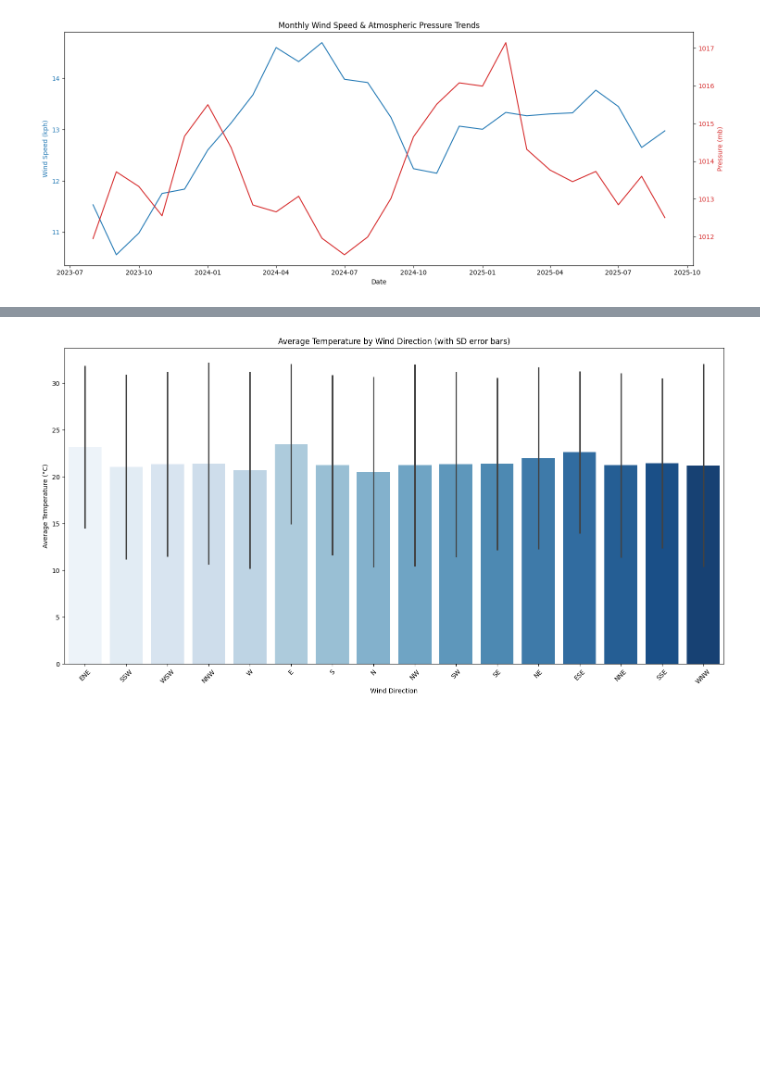
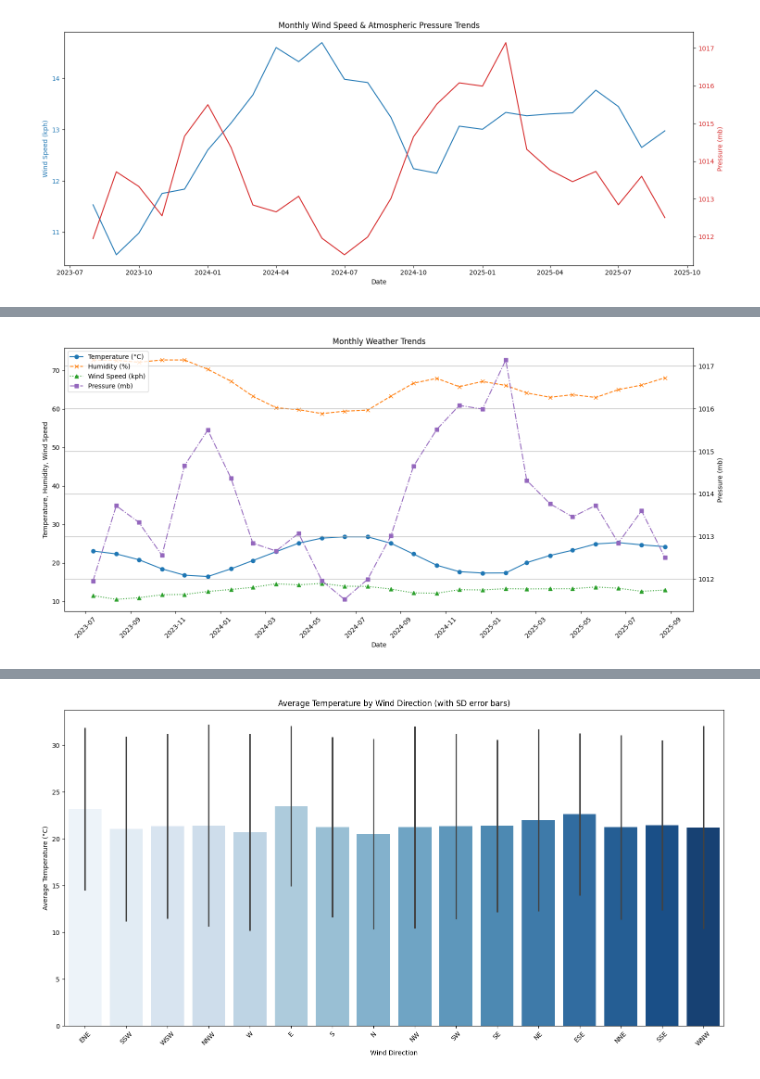
Before and after one commit to AdinathD/DV-Climatescope-AdinathDudlewar, a Jupyter notebook: Climatescope.ipynb, the cells around one changed output, grey strips where cells are left out. Saved outputs shown, nothing was run; the diff lists cells and outputs as text; code cells hidden in the pictures; blank space fills up the shorter version.

```diff
--- a/Climatescope.ipynb
+++ b/Climatescope.ipynb
@@ -663,3 +636,63 @@ plt.show()
+# %%
+# -------------------------------
+# Visualization of monthly weather trends
+# -------------------------------
+import pandas as pd
+import matplotlib.pyplot as plt
+import matplotlib.dates as mdates
+
+# --- 1. Data Preparation ---
+
+# FIX #1: Use the correct local filename to avoid the FileNotFoundError
+df = pd.read_csv('GlobalWeatherRepository.csv')
+
+# Convert 'last_updated' column to datetime objects
+df['last_updated'] = pd.to_datetime(df['last_updated'])
+df.set_index('last_updated', inplace=True)
+
+# Resample the data to get the average for each month
+columns_to_plot = ['temperature_celsius', 'humidity', 'wind_kph', 'pressure_mb']
+monthly_avg_df = df[columns_to_plot].resample('MS').mean()
+
+
+# ---  Correct Visualization ---
+
+# Create the plot and the primary y-axis
+fig, ax1 = plt.subplots(figsize=(15, 7))
+
+# FIX #2: Plot directly against the index to avoid the KeyError
+ax1.plot(monthly_avg_df.index, monthly_avg_df['temperature_celsius'], label="Temperature (°C)", marker='o', linestyle='-')
+ax1.plot(monthly_avg_df.index, monthly_avg_df['humidity'], label="Humidity (%)", marker='x', linestyle='--')
+ax1.plot(monthly_avg_df.index, monthly_avg_df['wind_kph'], label="Wind Speed (kph)", marker='^', linestyle=':')
+
+# Set labels for the primary axis
+ax1.set_xlabel("Date")
+ax1.set_ylabel("Temperature, Humidity, Wind Speed")
+ax1.tick_params(axis='x', rotation=45)
+
+# --- Add a Secondary Y-axis for Pressure ---
+# This makes the chart readable by putting the high-value pressure data on its own scale
+ax2 = ax1.twinx()
+ax2.plot(monthly_avg_df.index, monthly_avg_df['pressure_mb'], label="Pressure (mb)", marker='s', linestyle='-.', color='tab:purple')
+ax2.set_ylabel("Pressure (mb)")
+
+# --- Final Formatting ---
+plt.title("Monthly Weather Trends")
+
+# Combine legends from both axes into a single box
+lines, labels = ax1.get_legend_handles_labels()
+lines2, labels2 = ax2.get_legend_handles_labels()
+ax2.legend(lines + lines2, labels + labels2, loc='upper left')
+
+# Format the x-axis to be clean
+ax1.xaxis.set_major_formatter(mdates.DateFormatter('%Y-%m'))
+ax1.xaxis.set_major_locator(plt.MaxNLocator(15))
+
+plt.grid(True)
+fig.tight_layout()
+plt.show()
+# %% [output]
+[figure, added]
 # %%
 # -------------------------------
 # Bar Plot: Top 10 Countries by Average Wind Speed
```
Also changed, not shown: parts of 6 cells of this notebook.
